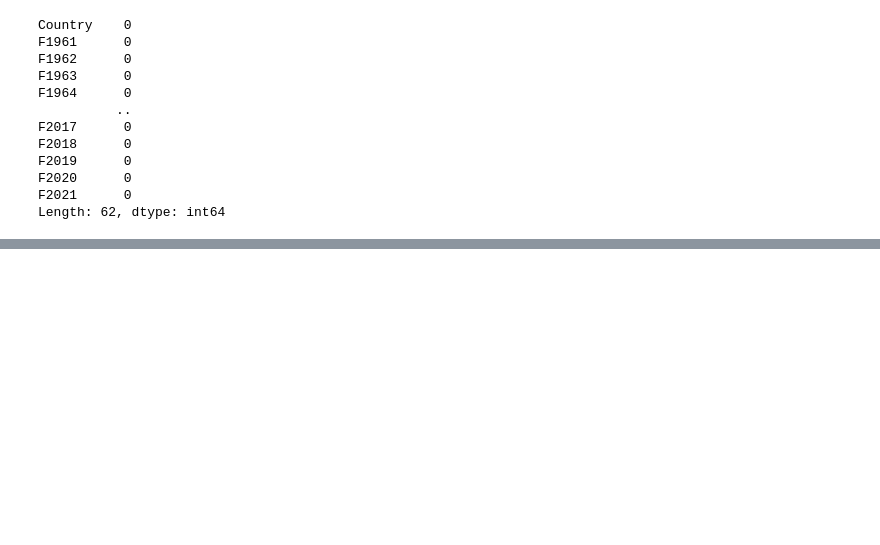
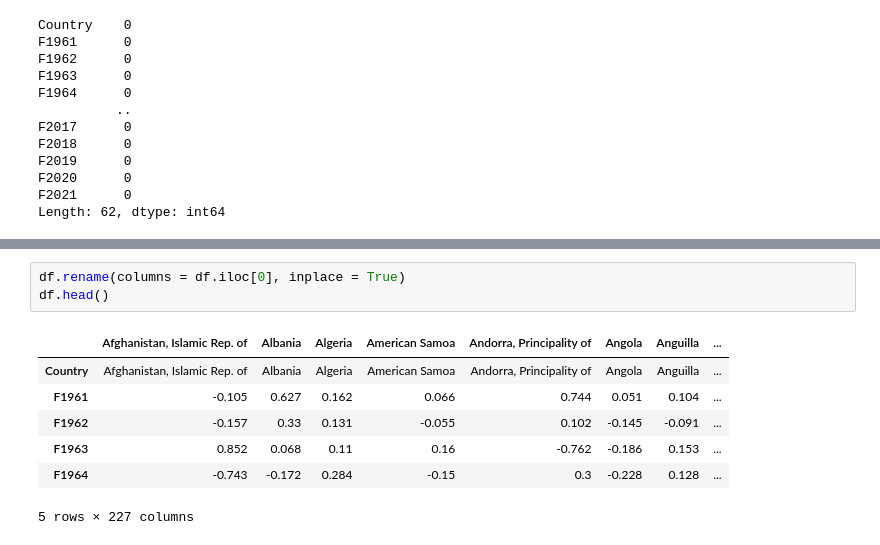
Before and after one commit to ameya932/Climate-Change-Analysis, a Jupyter notebook: Climate_Change.ipynb, the cells around one changed output, grey strips where cells are left out. Cells and saved outputs as stored; diff of their text form; blank space fills up the shorter version.

```diff
--- a/Climate_Change.ipynb
+++ b/Climate_Change.ipynb
@@ -167,0 +193,11 @@ Global mean temperature change =  0.35911896675019694
+# %%
+df.rename(columns = df.iloc[0], inplace = True)
+df.head()
+# %% [output]
+|  | Afghanistan, Islamic Rep. of | Albania | Algeria | American Samoa | Andorra, Principality of | Angola | Anguilla | ... |
+| Country | Afghanistan, Islamic Rep. of | Albania | Algeria | American Samoa | Andorra, Principality of | Angola | Anguilla | ... |
+| F1961 | -0.105 | 0.627 | 0.162 | 0.066 | 0.744 | 0.051 | 0.104 | ... |
+| F1962 | -0.157 | 0.33 | 0.131 | -0.055 | 0.102 | -0.145 | -0.091 | ... |
+| F1963 | 0.852 | 0.068 | 0.11 | 0.16 | -0.762 | -0.186 | 0.153 | ... |
+| F1964 | -0.743 | -0.172 | 0.284 | -0.15 | 0.3 | -0.228 | 0.128 | ... |
+5 rows × 227 columns
```
Also changed, not shown: parts of 7 cells of this notebook.
